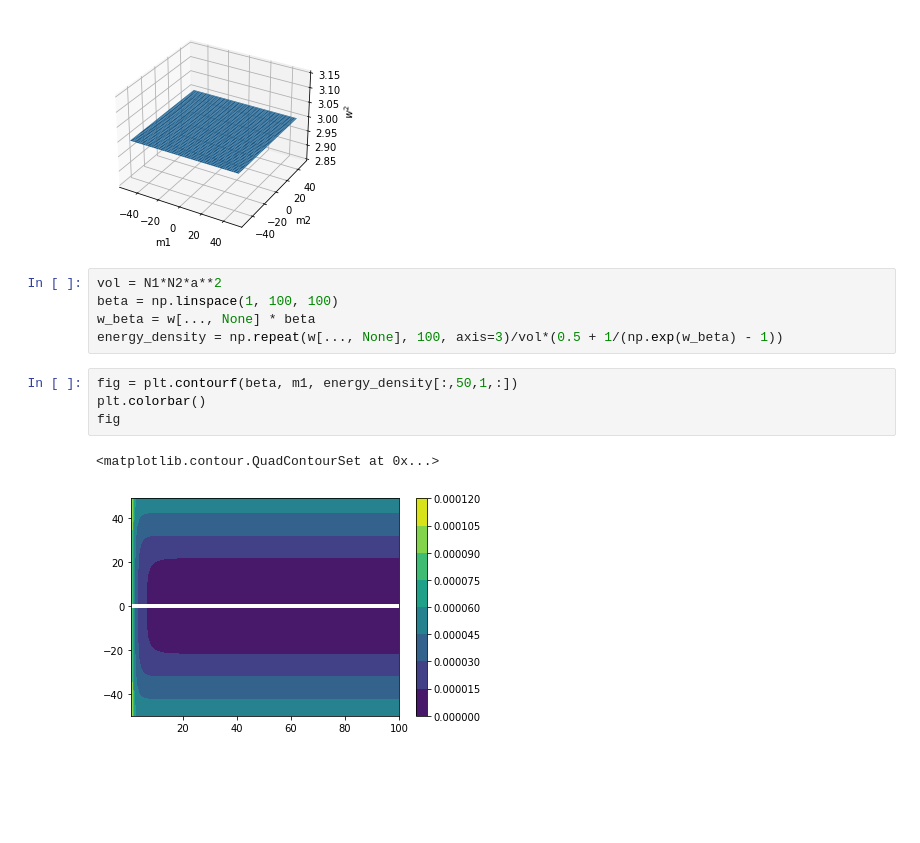
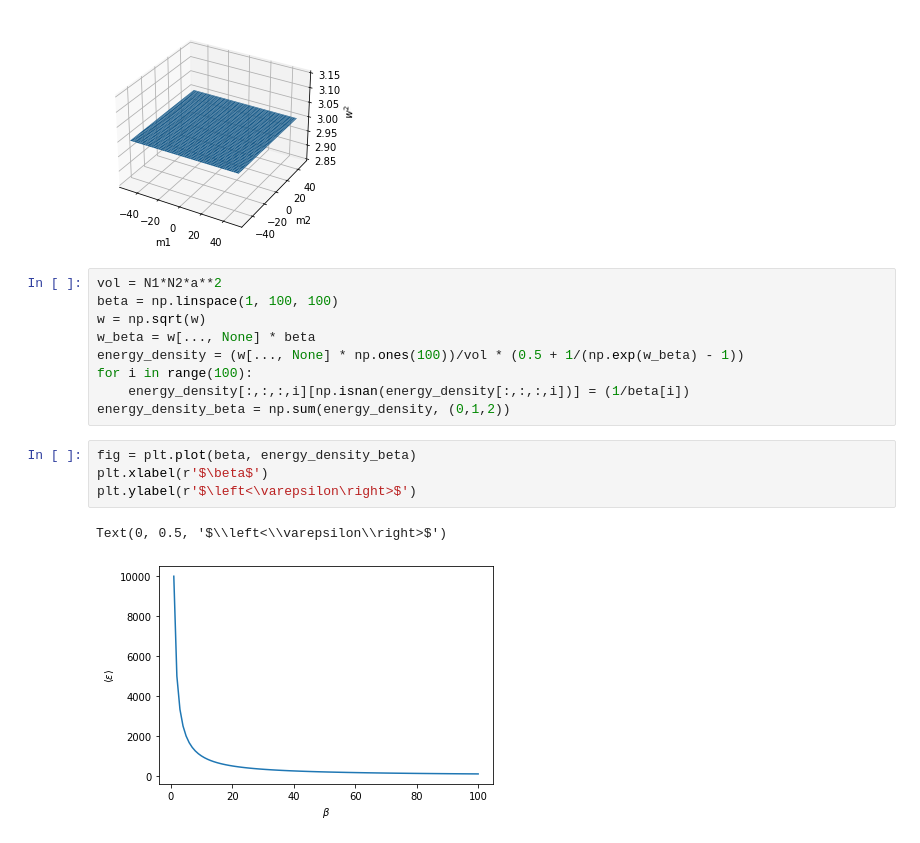
Before and after one commit to FlipperCoin/solid-state, a Jupyter notebook: hw3/hw3.ipynb, the cells around one changed output. Cells and saved outputs as stored; diff of their text form; blank space fills up the shorter version.

```diff
--- a/hw3/hw3.ipynb
+++ b/hw3/hw3.ipynb
@@ -140,12 +140,16 @@ plt.savefig('4_1_w3.png')
 # %%
 vol = N1*N2*a**2
 beta = np.linspace(1, 100, 100)
+w = np.sqrt(w)
 w_beta = w[..., None] * beta
-energy_density = np.repeat(w[..., None], 100, axis=3)/vol*(0.5 + 1/(np.exp(w_beta) - 1))
+energy_density = (w[..., None] * np.ones(100))/vol * (0.5 + 1/(np.exp(w_beta) - 1))
+for i in range(100):
+    energy_density[:,:,:,i][np.isnan(energy_density[:,:,:,i])] = (1/beta[i])
+energy_density_beta = np.sum(energy_density, (0,1,2))
-# %%
-fig = plt.contourf(beta, m1, energy_density[:,50,1,:])
-plt.colorbar()
-fig
-# %% [output]
-<matplotlib.contour.QuadContourSet at 0x...>
-[figure, removed]
+# %%
+fig = plt.plot(beta, energy_density_beta)
+plt.xlabel(r'$\beta$')
+plt.ylabel(r'$\left<\varepsilon\right>$')
+# %% [output]
+Text(0, 0.5, '$\\left<\\varepsilon\\right>$')
+[figure, added]
```
